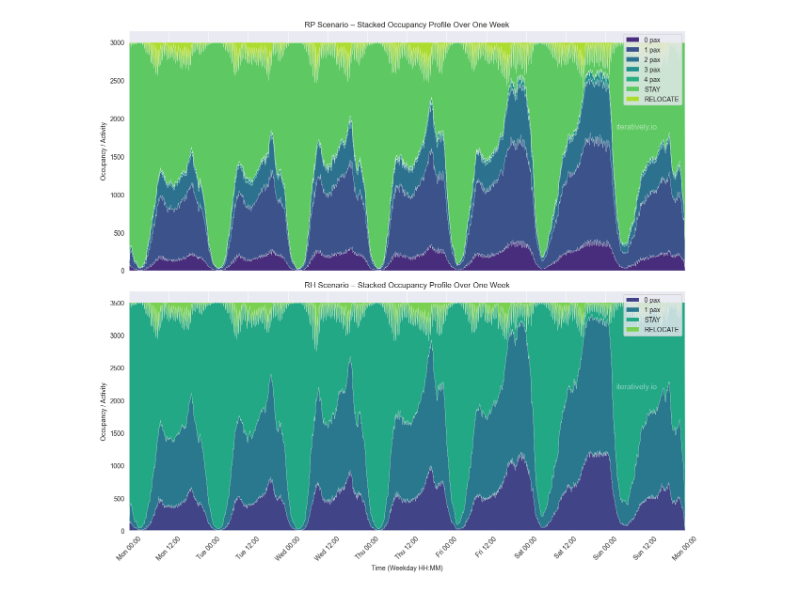
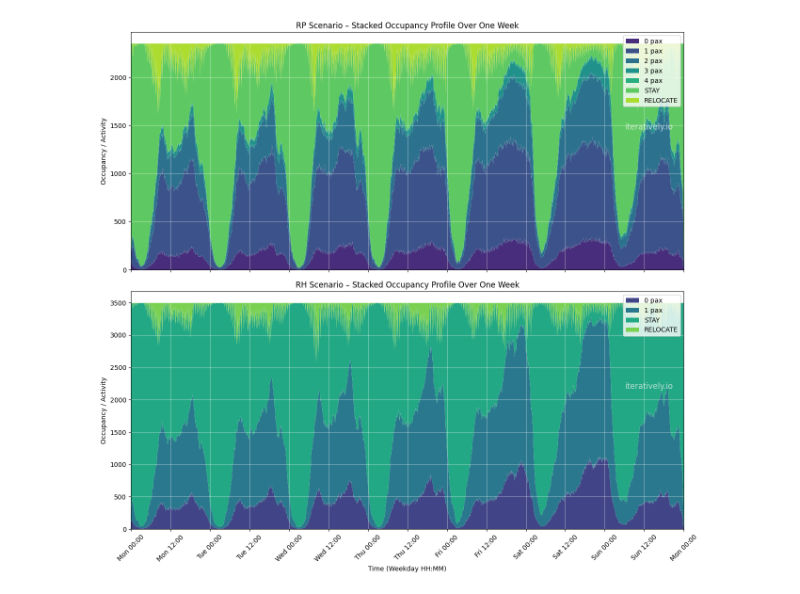
Before and after one commit to steffenaxer/iteratively-code-examples, a Jupyter notebook: src/main/python/chicago/notebooks/simulation_analysis compare.ipynb, the cells around one changed output. Drawn from its saved outputs; the diff is of its cells as text; code cells hidden in the pictures.

```diff
--- a/src/main/python/chicago/notebooks/simulation_analysis compare.ipynb
+++ b/src/main/python/chicago/notebooks/simulation_analysis compare.ipynb
@@ -6,8 +6,8 @@ import os
 
 
 scenarios = {
-    "RP": "chicago_rp",
-    "RH": "chicago_rh"
+    "RP": "rp",
+    "RH": "rh"
 }
 
 basePath = os.path.abspath("C:/Users/steff/IdeaProjects/iteratively-code-examples/outputs")
@@ -64,12 +66,6 @@ import matplotlib.dates as mdates
 import os
 import locale
 locale.setlocale(locale.LC_TIME, 'en_US.UTF-8')
-
-
-scenarios = {
-    "RP": "b8266bde-cfe8-4e4d-b59b-0965202de258",
-    "RH": "0d95c633-2c12-4b99-bdf9-22b005e281c2"
-}
 
 
 scenario_categories = {
@@ -83,34 +79,34 @@ start = pd.Timestamp('2025-06-02 00:00:00')
 
 fig, axes = plt.subplots(nrows=len(scenarios), ncols=1, figsize=(13, 6 * len(scenarios)), sharex=True)
 
 if len(scenarios) == 1:
     axes = [axes]
 
 for ax, (label, uuid) in zip(axes, scenarios.items()):
-    file_path = os.path.abspath(os.path.join(os.getcwd(), "..", "..", "..", "..","..", "outputs", "chicago", "output", uuid, "ITERS", "it.2", "2.occupancy_time_profiles_drt.txt"))
+    file_path = os.path.join(basePath,uuid,"output","result","ITERS", "it.1", "1.occupancy_time_profiles_drt.txt")
     fleet = pd.read_csv(file_path, sep=';')
     fleet['datetime'] = pd.to_timedelta(fleet['time']) + start
 
     categories = scenario_categories[label]
     colors = sns.color_palette("viridis", n_colors=len(categories))
     stack_data = [fleet[cat] for cat in categories]
 
     ax.stackplot(fleet['datetime'], stack_data, labels=categories, colors=colors, linewidth=0.2)
     ax.set_title(f"{label} Scenario – Stacked Occupancy Profile Over One Week")
     ax.set_ylabel('Occupancy / Activity')
     ax.legend(loc='upper right')
-    ax.grid(True)
-    ax.text(0.95, 0.60, 'iteratively.io', fontsize=12, color='white', ha='right', va='center', transform=ax.transAxes, alpha=0.5)
+    ax.grid(True, color='white',  alpha=0.5)
+    ax.text(0.98, 0.60, 'iteratively.io', fontsize=12, color='white', ha='right', va='center', transform=ax.transAxes, alpha=0.7)
 
     ax.set_xlim([fleet['datetime'].min(), fleet['datetime'].max()])
     ax.xaxis.set_major_formatter(mdates.DateFormatter('%a %H:%M'))
     ax.xaxis.set_major_locator(mdates.HourLocator(interval=12))
 
 
 axes[-1].set_xlabel('Time (Weekday HH:MM)')
 plt.xticks(rotation=45)
 plt.tight_layout()
 plt.savefig("occupancy_stackplot_faceted.png")
 plt.show()
 # %% [output]
-[figure, old version]
+[figure, new version]
```
Also changed, not shown: parts of 6 cells of this notebook.
